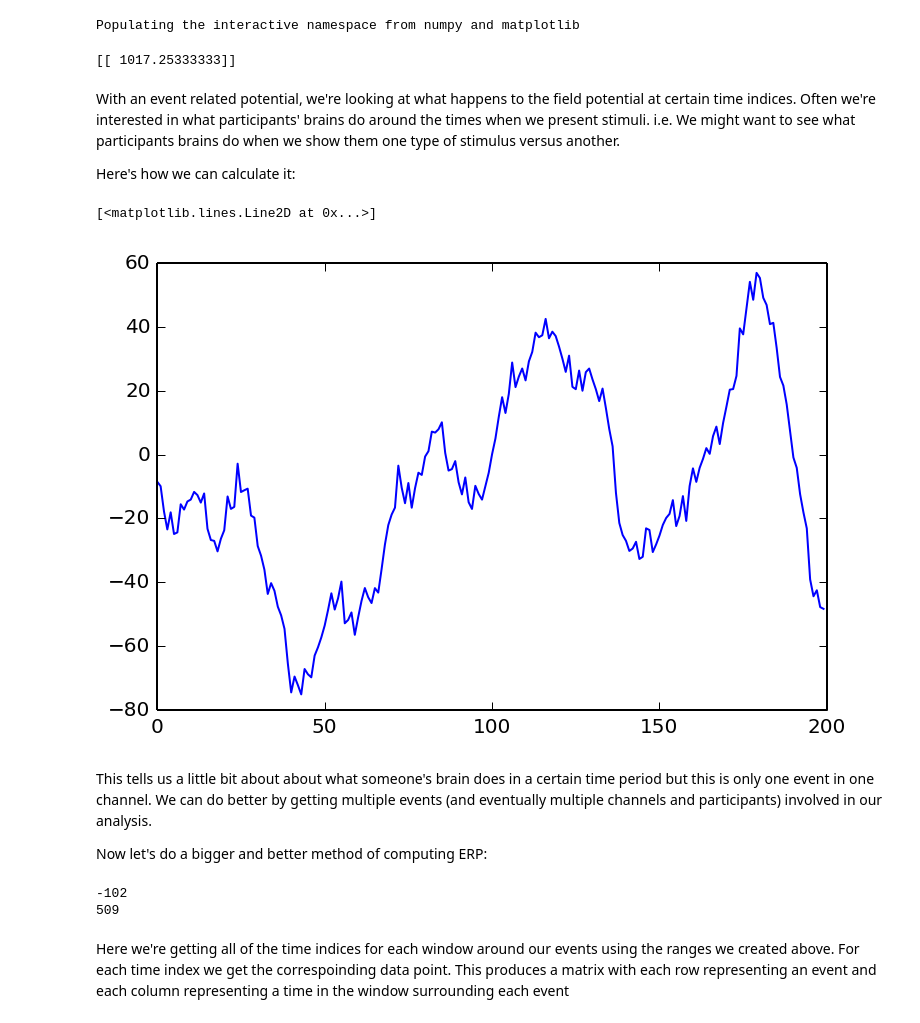
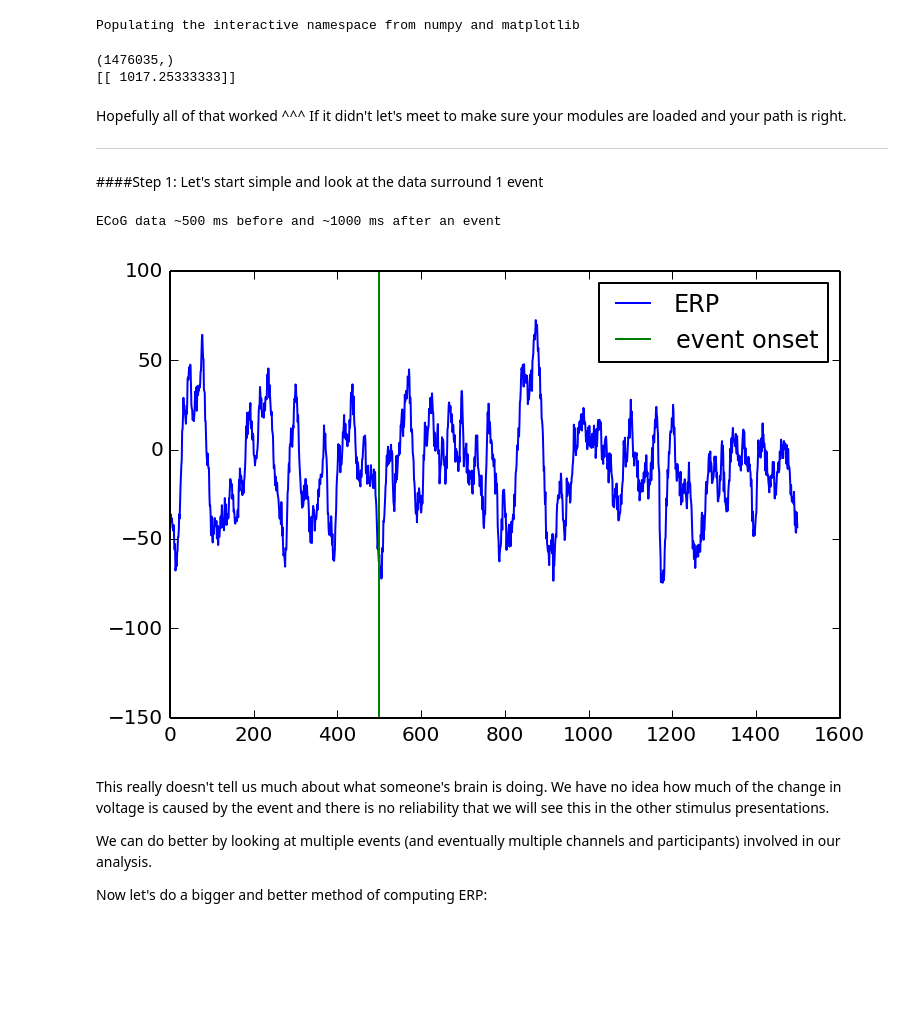
Before and after one commit to voytekresearch/Tutorials, a Jupyter notebook: Event Related Potential Tutorial.ipynb, the cells around one changed output. Drawn from its saved outputs; the diff is of its cells as text; code cells hidden in the pictures; blank space fills up the shorter version.

Commit message:
First proper commit with updated files

```diff
--- a/Event Related Potential Tutorial.ipynb
+++ b/Event Related Potential Tutorial.ipynb
@@ -21,58 +37,47 @@ import scipy.signal
 # %% [output]
 Populating the interactive namespace from numpy and matplotlib
 # %%
-#loading EEG data
+#loading ECoG data
 filename = 'emodat.mat'
 filename = os.path.join('/Users/Torben/Desktop/Voytek/', filename)
 data = sp.io.loadmat(filename)
 srate = data['srate'] # sampling rate
 data = data['data'] # time series
 data = data[0, :]
-print srate
+print data.shape #(1476035,)
+print srate# should be [[ 1017.25333333]]
 # %% [output]
+(1476035,)
 [[ 1017.25333333]]
-# %% [markdown]
-With an event related potential, we're looking at what happens to the field potential at certain time indices.
-Often we're interested in what participants' brains do around the times when we present stimuli.
-i.e. We might want to see what participants brains do when we show them one type of stimulus versus another.
-
-Here's how we can calculate it:
-# %%
-#A super basic way of doing an ERP is looking at the window surrounding a single event like this:
-event_inds = [1034, 2133, 4681, 9960, 12574]
-this_event = event_inds[2]
-
-my_ERP = [data[this_event-100:this_event + 100]]
-
-plot(squeeze(my_ERP))
-# %% [output]
-[<matplotlib.lines.Line2D at 0x...>]
-[figure, removed]
+# %% [markdown]
+Hopefully all of that worked ^^^
+If it didn't let's meet to make sure your modules are loaded and your path is right.
+
+---------
+# %% [markdown]
+####Step 1:
+Let's start simple and look at the data surround 1 event
+# %%
+event_inds = [1034, 2133, 4681, 9960, 12574] #Time indicies when a stimulus is presented to the subject
+this_event = event_inds[0]
+timewin = [500, 1000] #500 samples before and 1000 samples after. Remember this: The units here are samples, not seconds.
+#We sampled at 1017.253 samples per second so we'll looking at about a second and a half of data.
+
+
+my_ERP = data[this_event-timewin[0]:this_event + timewin[1]]
+
+plot(my_ERP,label = 'ERP')
+plot([500,500], [-150, 100],label = 'event onset')
+legend()
+
+print 'ECoG data ~500 ms before and ~1000 ms after an event'
+# %% [output]
+ECoG data ~500 ms before and ~1000 ms after an event
+[figure, added]
 # %% [markdown]
-This tells us a little bit about about what someone's brain does in a certain time period
-but this is only one event in one channel. We can do better by getting multiple events
+This really doesn't tell us much about what someone's brain is doing. We have no idea how much of the change in voltage is caused by the event and there is no reliability that we will see this in the other stimulus presentations.
+
+We can do better by looking at multiple events
 (and eventually multiple channels and participants) involved in our analysis.
 
 Now let's do a bigger and better method of computing ERP:
-# %%
-#First we need to define a time window around the event that we're examining (In milliseconds).
-
-before = -100 #100 ms before event
-after = 500 #500 ms after
-
-#account for sampling rate
-before_ind = int(round((float(before) / 1000) * srate));
-after_ind = int(round((float(after) / 1000) * srate));
-
-#Here we define the indices (in ms) of the events that we are interested in -> when stimuli are presented
-
-
-#We also need some 'standard' voltage data to compare to the responses to the targets. We do this by defining
-#a time window (in ms) before the event that we will get some non-target voltage data. I'll explain this more later.
-baselineWindow = [-100,0]
-
-print before_ind
-print after_ind
-# %% [output]
--102
-509
@@ -98,5 +83,0 @@ ERP_prcMat = [[0 for k in xrange(size_of_mean)] for j in xrange(size_of_event_in
-# %% [markdown]
-Here we're getting all of the time indices for each window around our events using the ranges we created above.
-For each time index we get the correspoinding data point.
-This produces a matrix with each row representing an event and each column representing a time in the window
-surrounding each event
```
Also changed, not shown: parts of 21 cells of this notebook, 4 other files.
